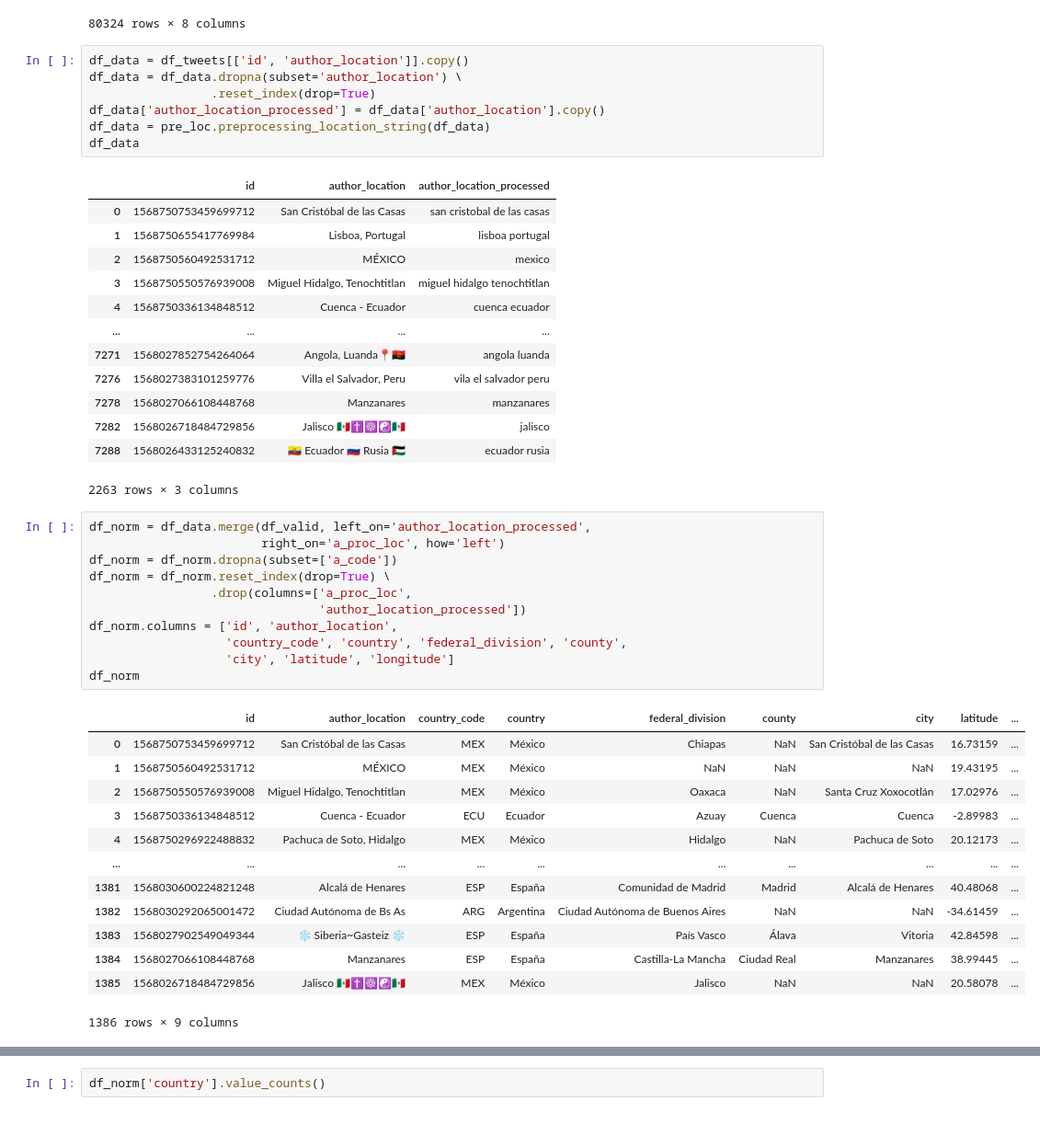
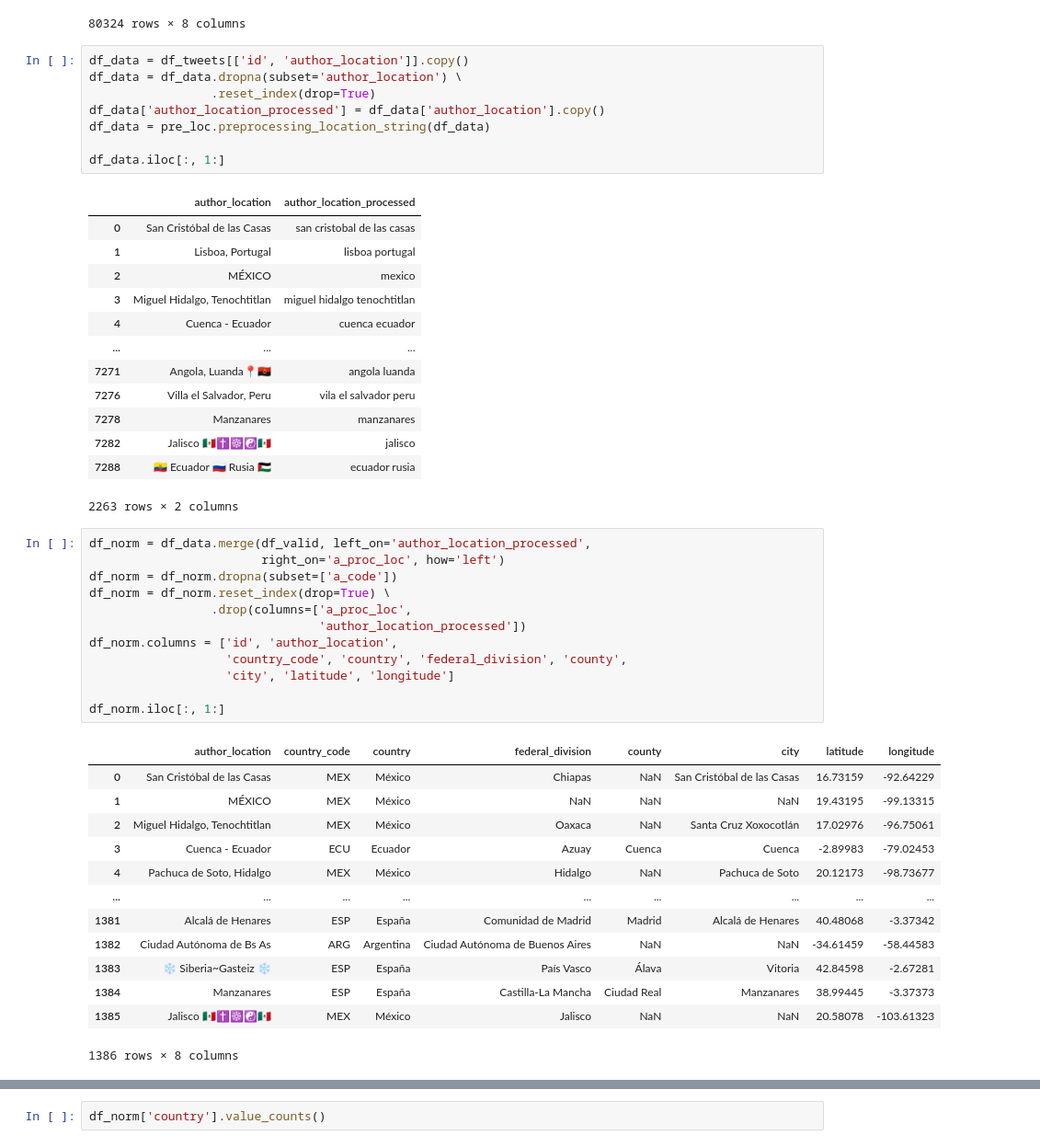
Before and after one commit to Entropia-AI/Workshop_2_Migracion, a Jupyter notebook: twitter/3_Variables_Demograficas.ipynb, the cells around one changed output, grey strips where cells are left out. Shown at 92% size. Saved outputs shown, nothing was run; the diff lists cells and outputs as text.

```diff
--- a/twitter/3_Variables_Demograficas.ipynb
+++ b/twitter/3_Variables_Demograficas.ipynb
@@ -336,45 +309,47 @@ df_data = df_data.dropna(subset='author_location') \
                  .reset_index(drop=True)
 df_data['author_location_processed'] = df_data['author_location'].copy()
 df_data = pre_loc.preprocessing_location_string(df_data)
-df_data
+
+df_data.iloc[:, 1:]
 # %% [output]
-|  | id | author_location | author_location_processed |
-| 0 | 1568750753459699712 | San Cristóbal de las Casas | san cristobal de las casas |
-| 1 | 1568750655417769984 | Lisboa, Portugal | lisboa portugal |
-| 2 | 1568750560492531712 | MÉXICO | mexico |
-| 3 | 1568750550576939008 | Miguel Hidalgo, Tenochtitlan | miguel hidalgo tenochtitlan |
-| 4 | 1568750336134848512 | Cuenca - Ecuador | cuenca ecuador |
-| ... | ... | ... | ... |
-| 7271 | 1568027852754264064 | Angola, Luanda📍🇦🇴 | angola luanda |
-| 7276 | 1568027383101259776 | Villa el Salvador, Peru | vila el salvador peru |
-| 7278 | 1568027066108448768 | Manzanares | manzanares |
-| 7282 | 1568026718484729856 | Jalisco 🇲🇽✝️☸️☯️🇲🇽 | jalisco |
-| 7288 | 1568026433125240832 | 🇪🇨 Ecuador 🇷🇺 Rusia 🇵🇸 | ecuador rusia |
+|  | author_location | author_location_processed |
+| 0 | San Cristóbal de las Casas | san cristobal de las casas |
+| 1 | Lisboa, Portugal | lisboa portugal |
+| 2 | MÉXICO | mexico |
+| 3 | Miguel Hidalgo, Tenochtitlan | miguel hidalgo tenochtitlan |
+| 4 | Cuenca - Ecuador | cuenca ecuador |
+| ... | ... | ... |
+| 7271 | Angola, Luanda📍🇦🇴 | angola luanda |
+| 7276 | Villa el Salvador, Peru | vila el salvador peru |
+| 7278 | Manzanares | manzanares |
+| 7282 | Jalisco 🇲🇽✝️☸️☯️🇲🇽 | jalisco |
+| 7288 | 🇪🇨 Ecuador 🇷🇺 Rusia 🇵🇸 | ecuador rusia |
-2263 rows × 3 columns
+2263 rows × 2 columns
 # %%
 df_norm = df_data.merge(df_valid, left_on='author_location_processed',
                         right_on='a_proc_loc', how='left')
 df_norm = df_norm.dropna(subset=['a_code'])
 df_norm = df_norm.reset_index(drop=True) \
                  .drop(columns=['a_proc_loc',
                                 'author_location_processed'])
 df_norm.columns = ['id', 'author_location',
                    'country_code', 'country', 'federal_division', 'county',
                    'city', 'latitude', 'longitude']
-df_norm
+
+df_norm.iloc[:, 1:]
 # %% [output]
-|  | id | author_location | country_code | country | federal_division | county | city | latitude | ... |
-| 0 | 1568750753459699712 | San Cristóbal de las Casas | MEX | México | Chiapas | NaN | San Cristóbal de las Casas | 16.73159 | ... |
-| 1 | 1568750560492531712 | MÉXICO | MEX | México | NaN | NaN | NaN | 19.43195 | ... |
-| 2 | 1568750550576939008 | Miguel Hidalgo, Tenochtitlan | MEX | México | Oaxaca | NaN | Santa Cruz Xoxocotlán | 17.02976 | ... |
-| 3 | 1568750336134848512 | Cuenca - Ecuador | ECU | Ecuador | Azuay | Cuenca | Cuenca | -2.89983 | ... |
-| 4 | 1568750296922488832 | Pachuca de Soto, Hidalgo | MEX | México | Hidalgo | NaN | Pachuca de Soto | 20.12173 | ... |
-| ... | ... | ... | ... | ... | ... | ... | ... | ... | ... |
-| 1381 | 1568030600224821248 | Alcalá de Henares | ESP | España | Comunidad de Madrid | Madrid | Alcalá de Henares | 40.48068 | ... |
-| 1382 | 1568030292065001472 | Ciudad Autónoma de Bs As | ARG | Argentina | Ciudad Autónoma de Buenos Aires | NaN | NaN | -34.61459 | ... |
-| 1383 | 1568027902549049344 | ❄ Siberia~Gasteiz ❄ | ESP | España | País Vasco | Álava | Vitoria | 42.84598 | ... |
-| 1384 | 1568027066108448768 | Manzanares | ESP | España | Castilla-La Mancha | Ciudad Real | Manzanares | 38.99445 | ... |
-| 1385 | 1568026718484729856 | Jalisco 🇲🇽✝️☸️☯️🇲🇽 | MEX | México | Jalisco | NaN | NaN | 20.58078 | ... |
+|  | author_location | country_code | country | federal_division | county | city | latitude | longitude |
+| 0 | San Cristóbal de las Casas | MEX | México | Chiapas | NaN | San Cristóbal de las Casas | 16.73159 | -92.64229 |
+| 1 | MÉXICO | MEX | México | NaN | NaN | NaN | 19.43195 | -99.13315 |
+| 2 | Miguel Hidalgo, Tenochtitlan | MEX | México | Oaxaca | NaN | Santa Cruz Xoxocotlán | 17.02976 | -96.75061 |
+| 3 | Cuenca - Ecuador | ECU | Ecuador | Azuay | Cuenca | Cuenca | -2.89983 | -79.02453 |
+| 4 | Pachuca de Soto, Hidalgo | MEX | México | Hidalgo | NaN | Pachuca de Soto | 20.12173 | -98.73677 |
+| ... | ... | ... | ... | ... | ... | ... | ... | ... |
+| 1381 | Alcalá de Henares | ESP | España | Comunidad de Madrid | Madrid | Alcalá de Henares | 40.48068 | -3.37342 |
+| 1382 | Ciudad Autónoma de Bs As | ARG | Argentina | Ciudad Autónoma de Buenos Aires | NaN | NaN | -34.61459 | -58.44583 |
+| 1383 | ❄ Siberia~Gasteiz ❄ | ESP | España | País Vasco | Álava | Vitoria | 42.84598 | -2.67281 |
+| 1384 | Manzanares | ESP | España | Castilla-La Mancha | Ciudad Real | Manzanares | 38.99445 | -3.37373 |
+| 1385 | Jalisco 🇲🇽✝️☸️☯️🇲🇽 | MEX | México | Jalisco | NaN | NaN | 20.58078 | -103.61323 |
-1386 rows × 9 columns
+1386 rows × 8 columns
 # %%
 df_norm = df_norm[df_norm['country_code'].isin(['MEX', 'ARG', 'COL'])]
```
Also changed, not shown: parts of 12 cells of this notebook, 9 other files.
